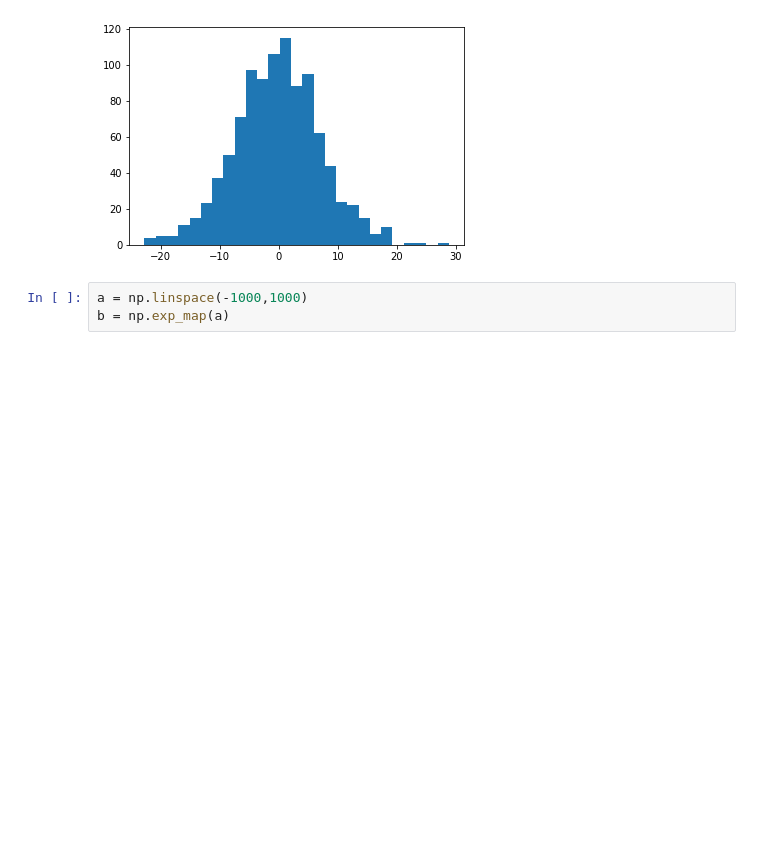
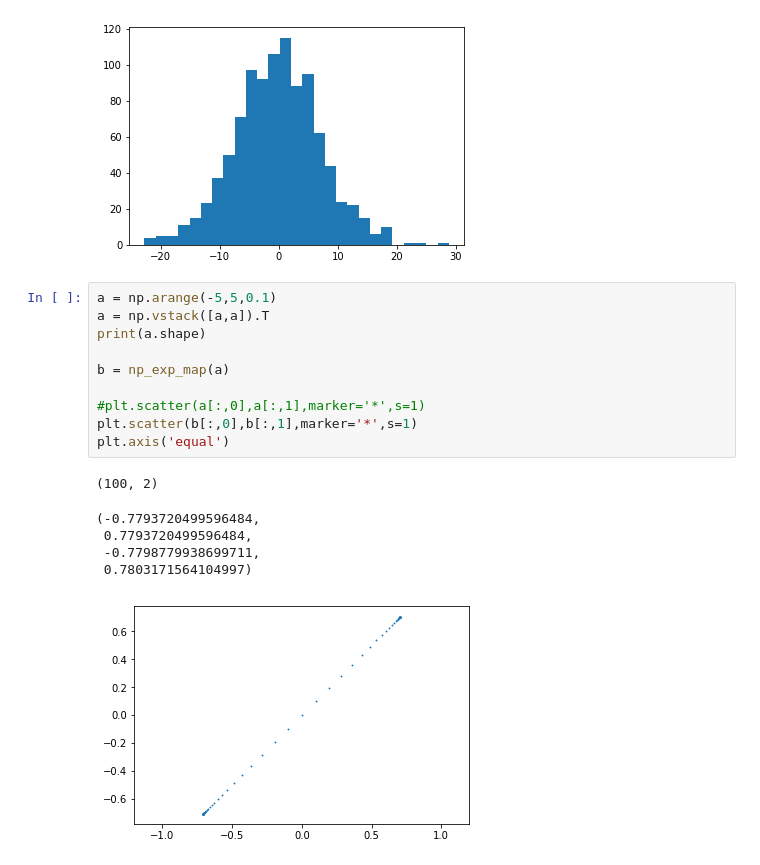
Before and after one commit to iov9000/pwa, a Jupyter notebook: PWA.ipynb, the cells around one changed output. Drawn from its saved outputs; the diff is of its cells as text; blank space fills up the shorter version.

```diff
--- a/PWA.ipynb
+++ b/PWA.ipynb
@@ -495,6 +533,20 @@ plt.hist(dots, bins='auto')
          23.07846201,  24.9883401 ,  26.89821819,  28.80809628]),
  <a list of 27 Patch objects>)
 [figure]
-# %%
-a = np.linspace(-1000,1000)
-b = np.exp_map(a)
+# %%
+a = np.arange(-5,5,0.1)
+a = np.vstack([a,a]).T
+print(a.shape)
+
+b = np_exp_map(a)
+
+#plt.scatter(a[:,0],a[:,1],marker='*',s=1)
+plt.scatter(b[:,0],b[:,1],marker='*',s=1)
+plt.axis('equal')
+# %% [output]
+(100, 2)
+(-0.7793720499596484,
+ 0.7793720499596484,
+ -0.7798779938699711,
+ 0.7803171564104997)
+[figure, added]
```
Also changed, not shown: parts of 5 cells of this notebook, 2 other files.
